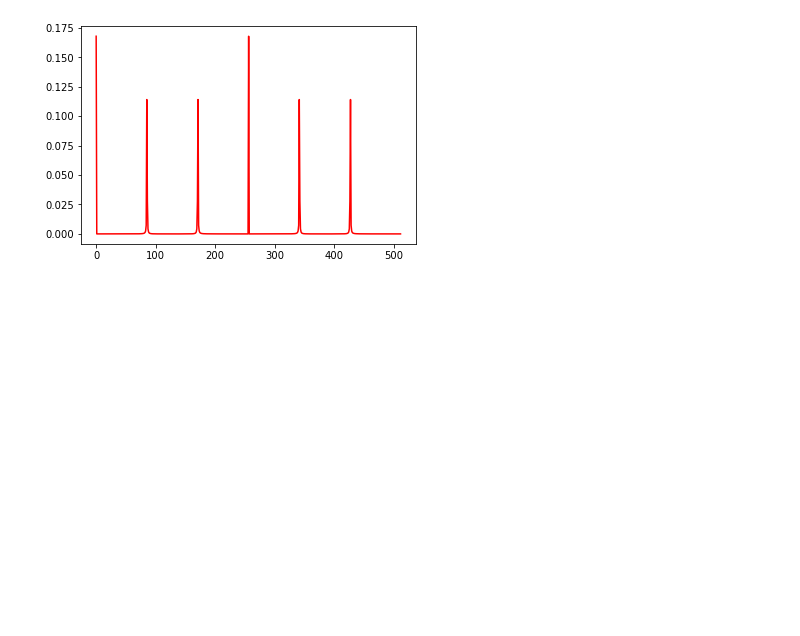
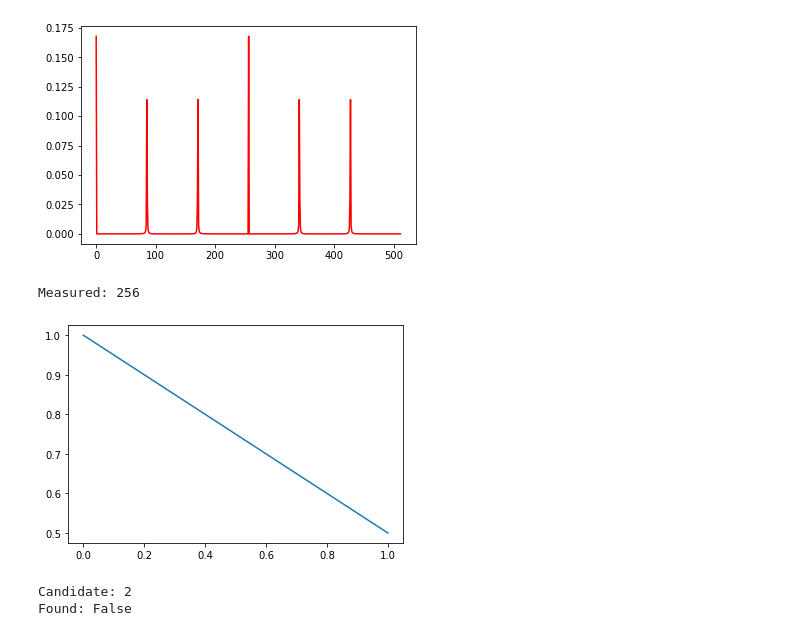
Before and after one commit to jt9485/shor, a Jupyter notebook: notebook.ipynb, the cells around one changed output. Saved outputs shown, nothing was run; the diff lists cells and outputs as text; code cells hidden in the pictures; blank space fills up the shorter version.

Commit message:
Added continued fractions

```diff
--- a/notebook.ipynb
+++ b/notebook.ipynb
@@ -113,3 +98,32 @@ plt.plot(QReg["prob"], 'r')
 plt.show()
 # %% [output]
 [figure]
+# %%
+m = 0
+while m == 0:
+    m = np.random.choice(range(2**t), p=QReg["prob"])
+print("Measured:", m)
+# %% [output]
+Measured: 256
+# %%
+coef = []
+f = Fraction(m, n_states)
+
+while f != 0:
+    f = 1 / f
+    i = int(f)
+    f = f - i
+    coef.append(i)
+# %%
+convergents = [Fraction(1,1)]
+for last in range(len(coef)):
+    c = Fraction(1,coef[last])
+    for idx in reversed(range(last)):
+        c += Fraction(coef[idx], 1)
+        c = 1 / c
+    convergents.append(c)
+# %%
+plt.plot(convergents)
+plt.show()
+# %% [output]
+[figure, added]
@@ -115,0 +135,6 @@ plt.show()
+# %%
+print("Candidate:", r)
+print("Found:", x ** r % N == 1)
+# %% [output]
+Candidate: 2
+Found: False
```
Also changed, not shown: parts of 3 cells of this notebook.
